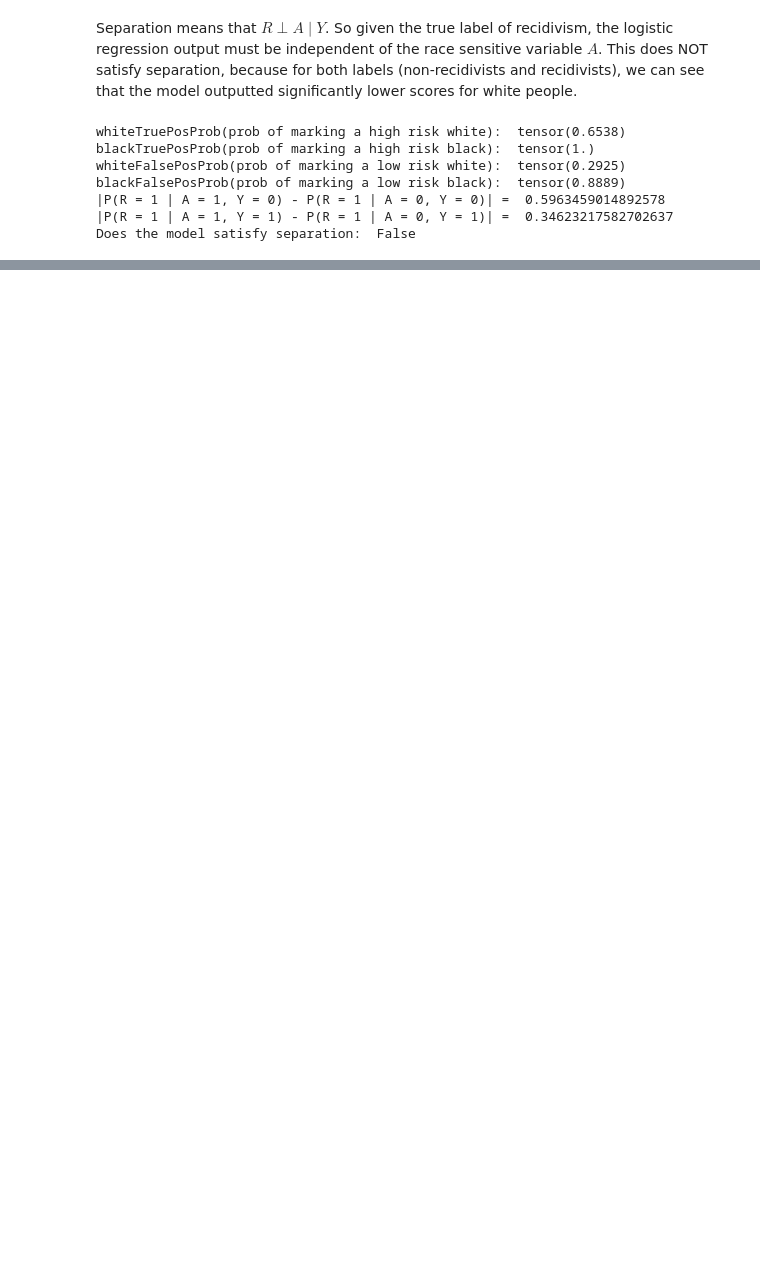
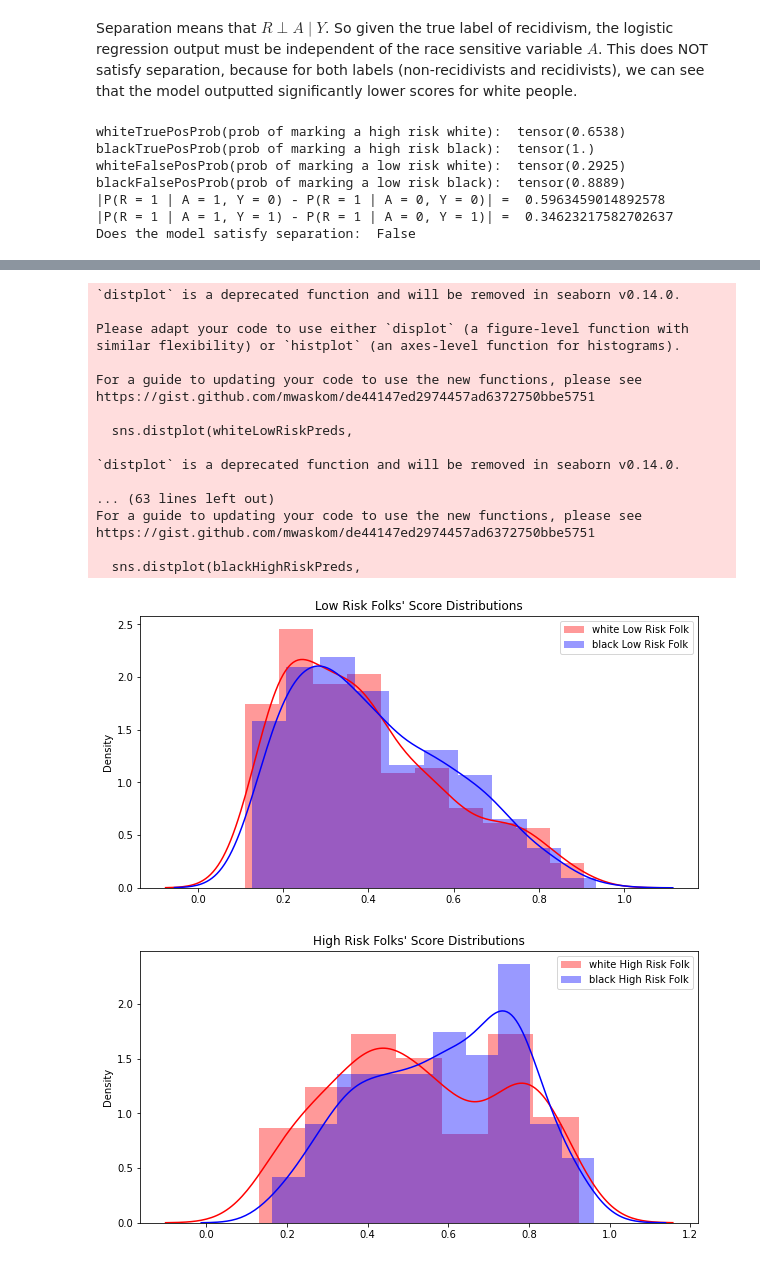
Before and after one commit to amitjoshi24/sensitive-attribute-containment-dnn-fairness, a Jupyter notebook: finalprojectcrimrecid.ipynb, the cells around one changed output, grey strips where cells are left out. Cells and saved outputs as stored; diff of their text form; code cells hidden in the pictures; blank space fills up the shorter version.

```diff
--- a/finalprojectcrimrecid.ipynb
+++ b/finalprojectcrimrecid.ipynb
@@ -998,0 +1009,26 @@ for i, (ax, col) in enumerate(zip(axs.flat, feature_names)):
+# %%
+batch_size = 10
+trainSignDataMed = Dataset(train_x_med, train_y)
+trainDataLoaderMed = torch.utils.data.DataLoader(trainSignDataMed, shuffle=True, batch_size=batch_size)
+testSignDataMed = Dataset(test_x_med, test_y)
+testDataLoaderMed = torch.utils.data.DataLoader(testSignDataMed, shuffle=True, batch_size=batch_size)
+
+print (train_x_med.shape)
+print (train_x.shape)
+
+
+dnnmodelmed = DNN_model(train_x_med.shape[1])
+dnnepochs = 15
+dnnlr = 1e-4
+criterion = torch.nn.BCELoss()
+dnnoptimizermed = torch.optim.Adam(dnnmodelmed.parameters(), lr=dnnlr, weight_decay=1e-5)
+for epoch in range(dnnepochs):
+    #print ("hey")
+    print ("epoch", epoch)
+    train(epoch, dnnmodelmed, trainDataLoaderMed, dnnoptimizermed, criterion, testDataLoaderMed)
+
+torch.save(dnnmodelmed, "dnnmodelmed.pt")
+accuracy(dnnmodelmed, test_x_med)
+makeSeparationGraphs(dnnmodelmed, test_x_black_lowrisk_med, test_x_black_highrisk_med, test_x_white_lowrisk_med, test_x_white_highrisk_med)
+makeSeparationGraphs(dnnmodel, test_x_black_lowrisk_med, test_x_black_highrisk_med, test_x_white_lowrisk_med, test_x_white_highrisk_med)
+# %% [output]
@@ -998,0 +1052,19 @@ for i, (ax, col) in enumerate(zip(axs.flat, feature_names)):
+`distplot` is a deprecated function and will be removed in seaborn v0.14.0.
+
+Please adapt your code to use either `displot` (a figure-level function with
+similar flexibility) or `histplot` (an axes-level function for histograms).
+
+For a guide to updating your code to use the new functions, please see
+https://gist.github.com/mwaskom/de44147ed2974457ad6372750bbe5751
+
+  sns.distplot(whiteLowRiskPreds,
+
+`distplot` is a deprecated function and will be removed in seaborn v0.14.0.
+
+... (63 lines left out)
+For a guide to updating your code to use the new functions, please see
+https://gist.github.com/mwaskom/de44147ed2974457ad6372750bbe5751
+
+  sns.distplot(blackHighRiskPreds,
+[figure, added]
+[figure, added]
```
Also changed, not shown: parts of 25 cells of this notebook, 3 other files.
